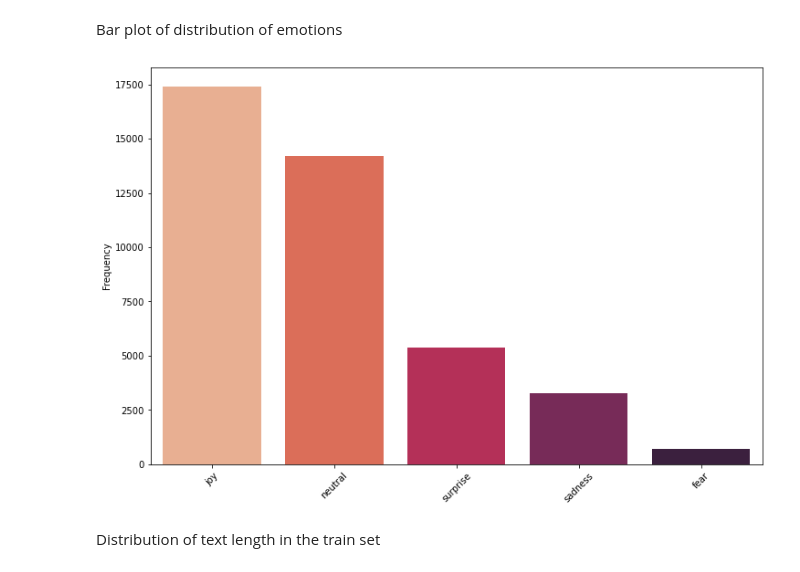
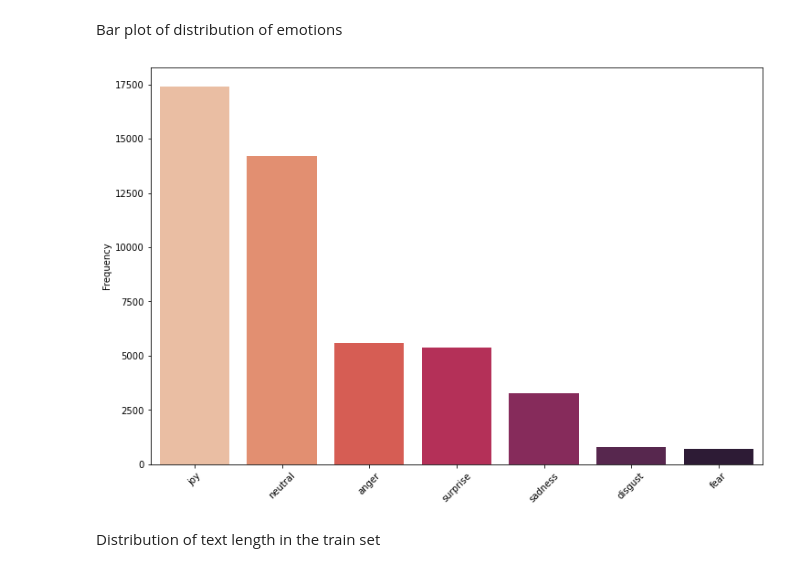
Before and after one commit to vineetver/Text2Emotion, a Jupyter notebook: Textual_emotion_detection.ipynb, the cells around one changed output. Saved outputs shown, nothing was run; the diff lists cells and outputs as text; code cells hidden in the pictures.

Commit message:
Fixed plot labels

```diff
--- a/Textual_emotion_detection.ipynb
+++ b/Textual_emotion_detection.ipynb
@@ -287,17 +287,17 @@ train_df.head(10)
 # %% [markdown]
 Bar plot of distribution of emotions
 # %%
-labels_summary = train_df.iloc[:, 6:].sum()
+labels_summary = train_df.iloc[:, 4:].sum()
 labels_summary.sort_values(ascending=False, inplace=True)
 
 fig = plt.figure(figsize=(12, 8))
 sns.barplot(x=labels_summary.index,
             y=labels_summary.values, palette='rocket_r')
 plt.xticks(rotation=45)
 plt.ylabel('Frequency')
 plt.show()
 # %% [output]
-[figure, old version]
+[figure, new version]
 # %% [markdown]
 Distribution of text length in the train set
 # %%
```
